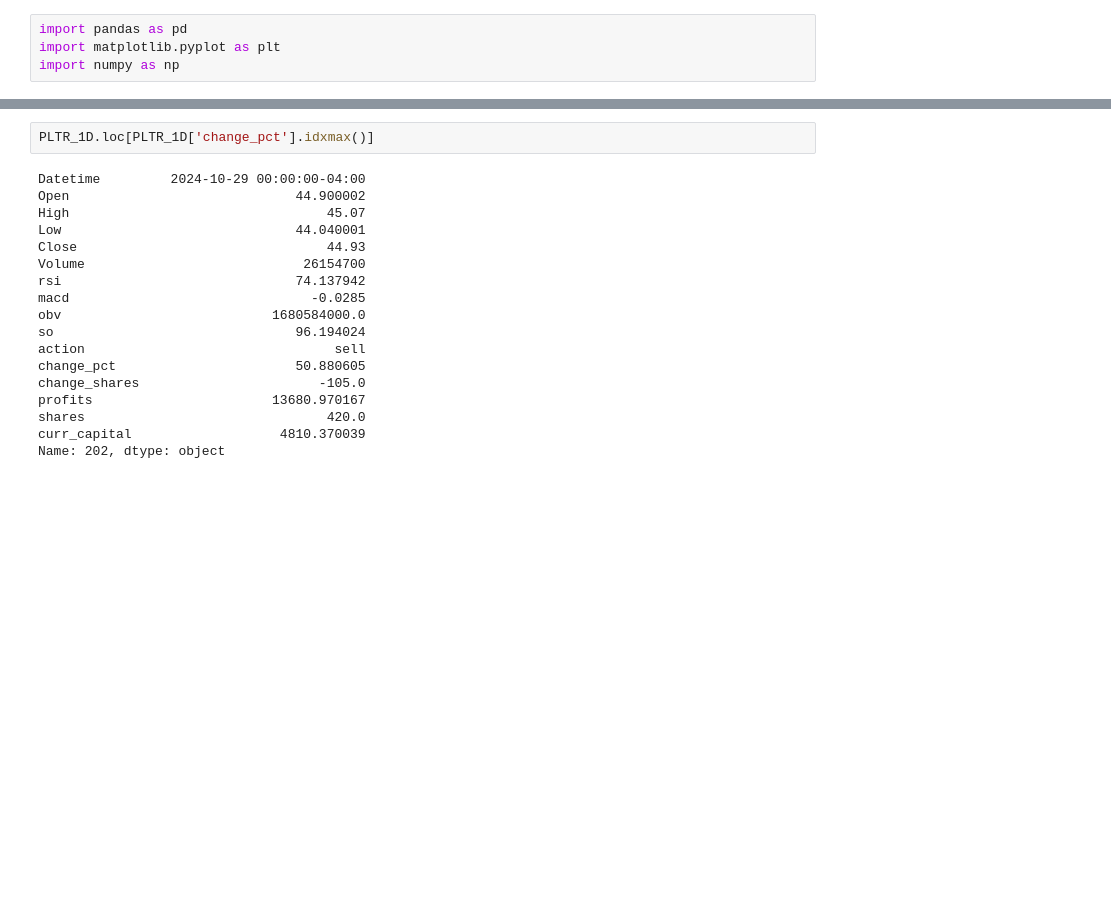
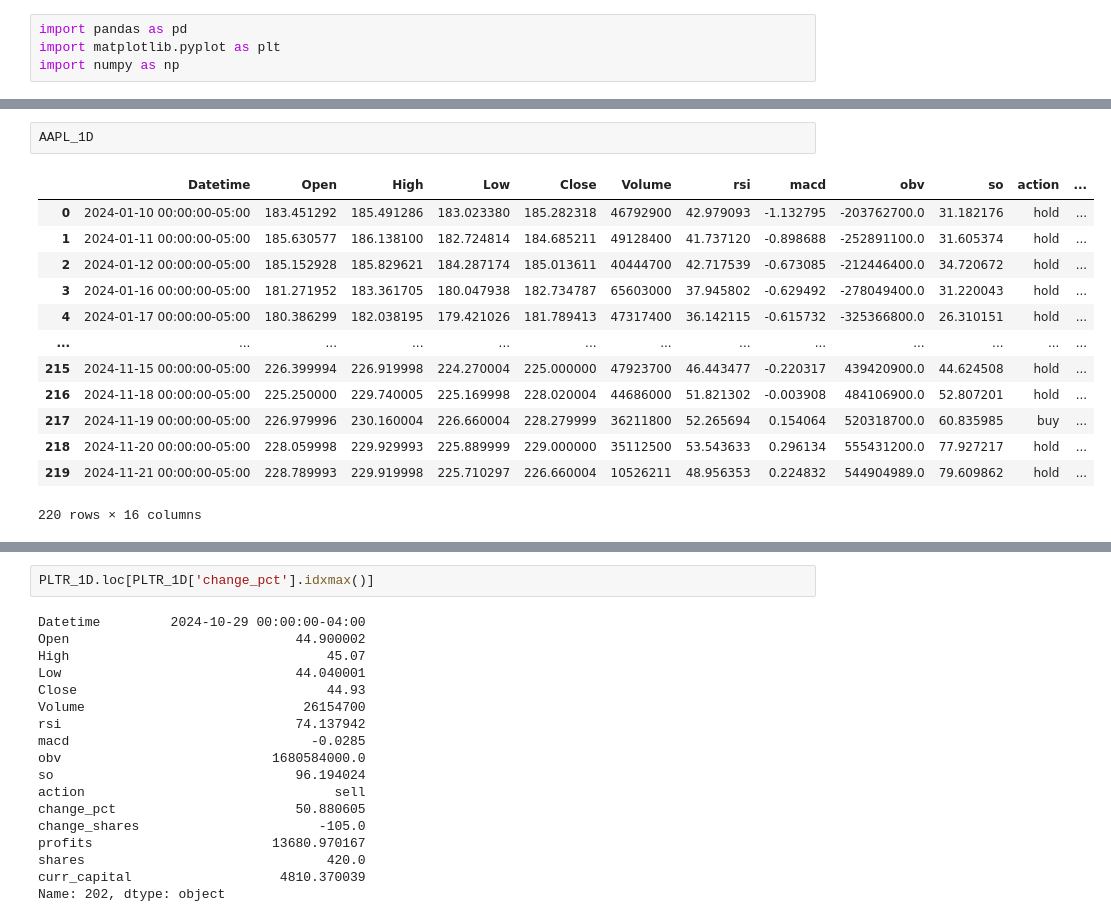
Before and after one commit to SeanMarcusJensen/ACIT4620-STOCK-FIS, a Jupyter notebook: main.ipynb, the cells around one changed output, grey strips where cells are left out. Saved outputs shown, nothing was run; the diff lists cells and outputs as text; blank space fills up the shorter version.

```diff
--- a/main.ipynb
+++ b/main.ipynb
@@ -8,0 +23,16 @@ PLTR_5M = pd.read_csv('output/5m/PLTR.csv')
+# %%
+AAPL_1D
+# %% [output]
+|  | Datetime | Open | High | Low | Close | Volume | rsi | macd | obv | so | action | ... |
+| 0 | 2024-01-10 00:00:00-05:00 | 183.451292 | 185.491286 | 183.023380 | 185.282318 | 46792900 | 42.979093 | -1.132795 | -203762700.0 | 31.182176 | hold | ... |
+| 1 | 2024-01-11 00:00:00-05:00 | 185.630577 | 186.138100 | 182.724814 | 184.685211 | 49128400 | 41.737120 | -0.898688 | -252891100.0 | 31.605374 | hold | ... |
+| 2 | 2024-01-12 00:00:00-05:00 | 185.152928 | 185.829621 | 184.287174 | 185.013611 | 40444700 | 42.717539 | -0.673085 | -212446400.0 | 34.720672 | hold | ... |
+| 3 | 2024-01-16 00:00:00-05:00 | 181.271952 | 183.361705 | 180.047938 | 182.734787 | 65603000 | 37.945802 | -0.629492 | -278049400.0 | 31.220043 | hold | ... |
+| 4 | 2024-01-17 00:00:00-05:00 | 180.386299 | 182.038195 | 179.421026 | 181.789413 | 47317400 | 36.142115 | -0.615732 | -325366800.0 | 26.310151 | hold | ... |
+| ... | ... | ... | ... | ... | ... | ... | ... | ... | ... | ... | ... | ... |
+| 215 | 2024-11-15 00:00:00-05:00 | 226.399994 | 226.919998 | 224.270004 | 225.000000 | 47923700 | 46.443477 | -0.220317 | 439420900.0 | 44.624508 | hold | ... |
+| 216 | 2024-11-18 00:00:00-05:00 | 225.250000 | 229.740005 | 225.169998 | 228.020004 | 44686000 | 51.821302 | -0.003908 | 484106900.0 | 52.807201 | hold | ... |
+| 217 | 2024-11-19 00:00:00-05:00 | 226.979996 | 230.160004 | 226.660004 | 228.279999 | 36211800 | 52.265694 | 0.154064 | 520318700.0 | 60.835985 | buy | ... |
+| 218 | 2024-11-20 00:00:00-05:00 | 228.059998 | 229.929993 | 225.889999 | 229.000000 | 35112500 | 53.543633 | 0.296134 | 555431200.0 | 77.927217 | hold | ... |
+| 219 | 2024-11-21 00:00:00-05:00 | 228.789993 | 229.919998 | 225.710297 | 226.660004 | 10526211 | 48.956353 | 0.224832 | 544904989.0 | 79.609862 | hold | ... |
+220 rows × 16 columns
```
Also changed, not shown: parts of 5 cells of this notebook, 14 other files.
